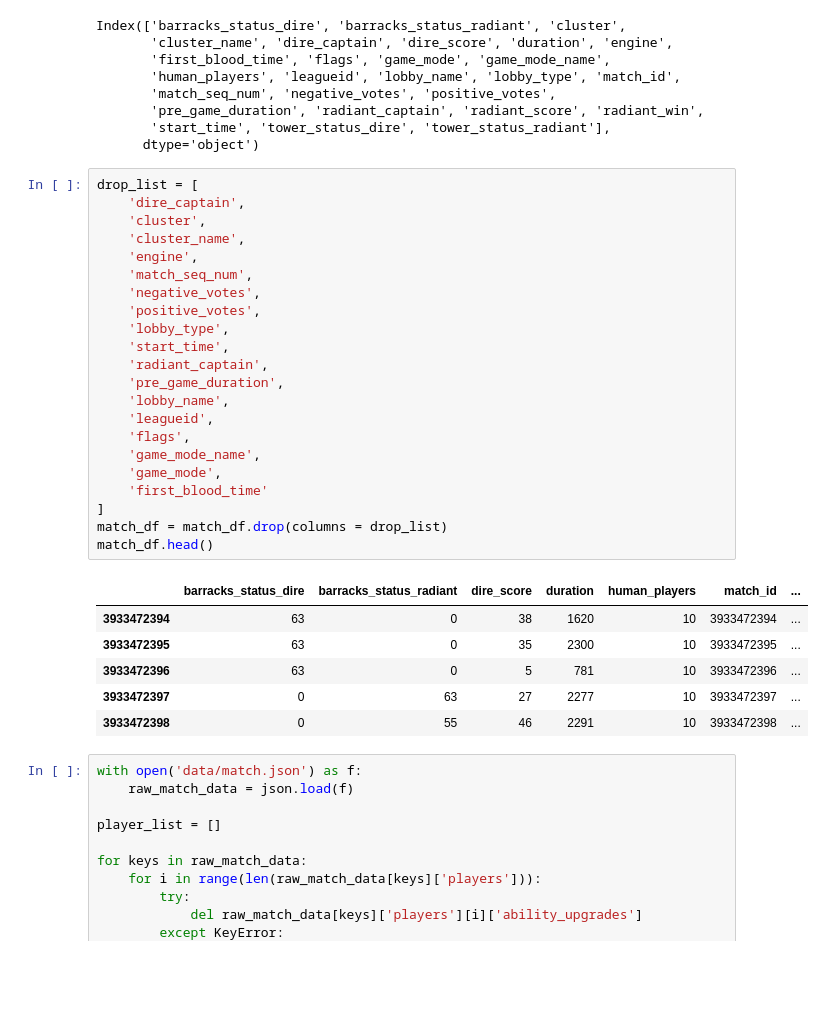
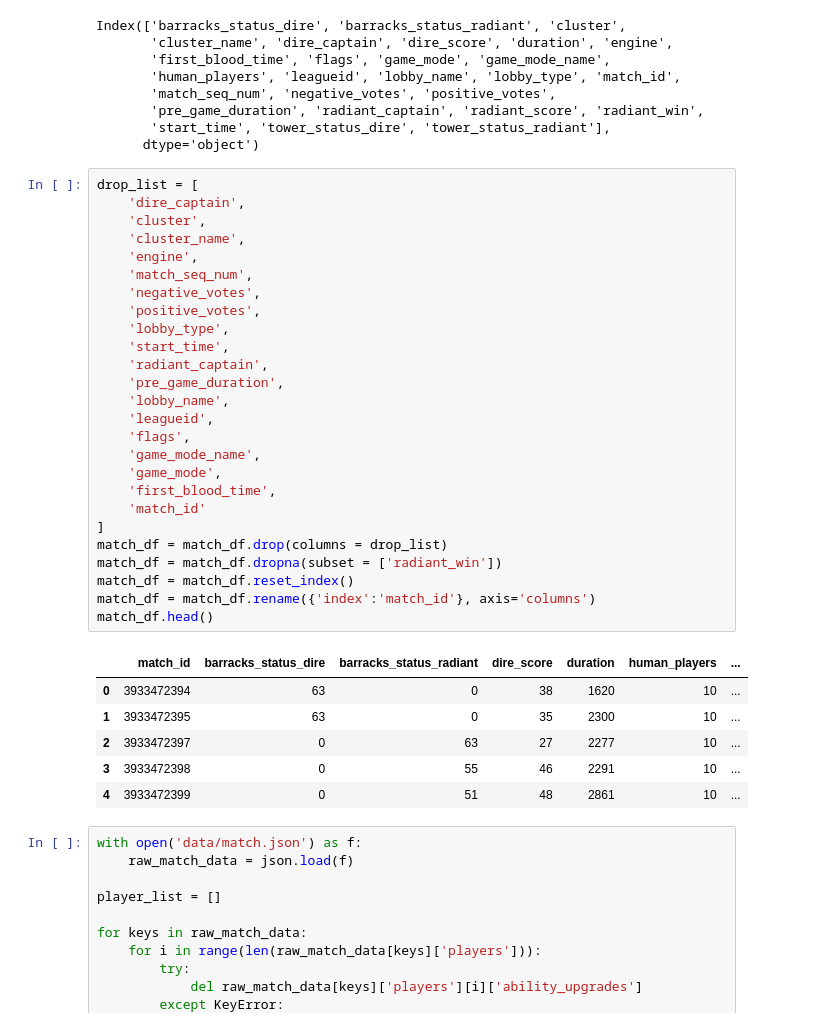
Before and after one commit to Samuel-Campbell/dota2, a Jupyter notebook: src/Dota2_Analysis.ipynb, the cells around one changed output. Saved outputs shown, nothing was run; the diff lists cells and outputs as text; blank space fills up the shorter version.

```diff
--- a/src/Dota2_Analysis.ipynb
+++ b/src/Dota2_Analysis.ipynb
@@ -443,32 +443,36 @@ Index(['barracks_status_dire', 'barracks_status_radiant', 'cluster',
 # %%
 drop_list = [
     'dire_captain',
     'cluster',
     'cluster_name',
     'engine',
     'match_seq_num',
     'negative_votes',
     'positive_votes',
     'lobby_type',
     'start_time',
     'radiant_captain',
     'pre_game_duration',
     'lobby_name',
     'leagueid',
     'flags',
     'game_mode_name',
     'game_mode',
-    'first_blood_time'
+    'first_blood_time',
+    'match_id'
 ]
 match_df = match_df.drop(columns = drop_list)
+match_df = match_df.dropna(subset = ['radiant_win'])
+match_df = match_df.reset_index()
+match_df = match_df.rename({'index':'match_id'}, axis='columns')
 match_df.head()
 # %% [output]
-|  | barracks_status_dire | barracks_status_radiant | dire_score | duration | human_players | match_id | ... |
-| 3933472394 | 63 | 0 | 38 | 1620 | 10 | 3933472394 | ... |
-| 3933472395 | 63 | 0 | 35 | 2300 | 10 | 3933472395 | ... |
-| 3933472396 | 63 | 0 | 5 | 781 | 10 | 3933472396 | ... |
-| 3933472397 | 0 | 63 | 27 | 2277 | 10 | 3933472397 | ... |
-| 3933472398 | 0 | 55 | 46 | 2291 | 10 | 3933472398 | ... |
+|  | match_id | barracks_status_dire | barracks_status_radiant | dire_score | duration | human_players | ... |
+| 0 | 3933472394 | 63 | 0 | 38 | 1620 | 10 | ... |
+| 1 | 3933472395 | 63 | 0 | 35 | 2300 | 10 | ... |
+| 2 | 3933472397 | 0 | 63 | 27 | 2277 | 10 | ... |
+| 3 | 3933472398 | 0 | 55 | 46 | 2291 | 10 | ... |
+| 4 | 3933472399 | 0 | 51 | 48 | 2861 | 10 | ... |
 # %%
 with open('data/match.json') as f:
     raw_match_data = json.load(f)
```
Also changed, not shown: parts of 8 cells of this notebook, 3 other files.
